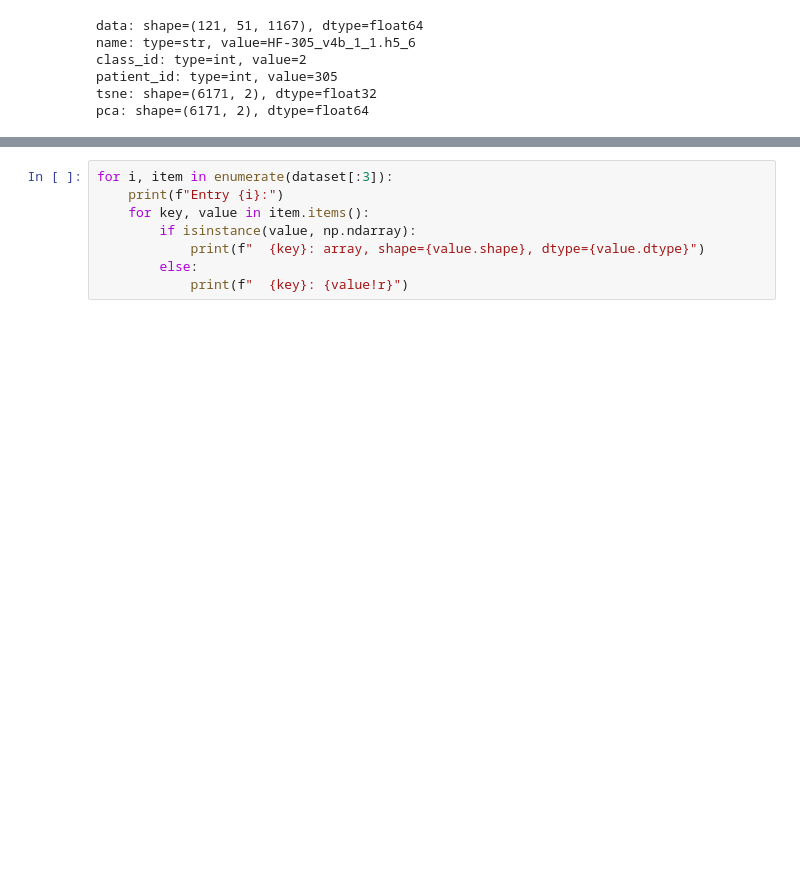
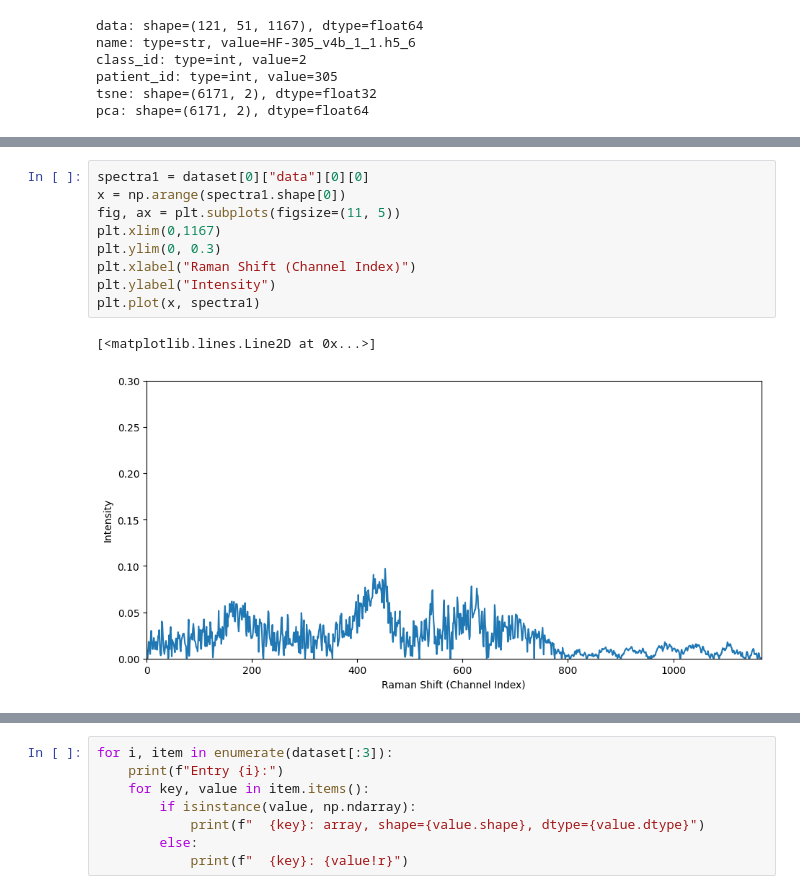
Before and after one commit to belindbl/glioma-raman-gp-classification, a Jupyter notebook: notebooks/00_environment_setup.ipynb, the cells around one changed output, grey strips where cells are left out. Saved outputs shown, nothing was run; the diff lists cells and outputs as text; blank space fills up the shorter version.

```diff
--- a/notebooks/00_environment_setup.ipynb
+++ b/notebooks/00_environment_setup.ipynb
@@ -48,3 +77,15 @@ pca: shape=(6171, 2), dtype=float64
+# %%
+spectra1 = dataset[0]["data"][0][0]
+x = np.arange(spectra1.shape[0])
+fig, ax = plt.subplots(figsize=(11, 5))
+plt.xlim(0,1167)
+plt.ylim(0, 0.3)
+plt.xlabel("Raman Shift (Channel Index)")
+plt.ylabel("Intensity")
+plt.plot(x, spectra1)
+# %% [output]
+[<matplotlib.lines.Line2D at 0x...>]
+[figure, added]
 # %%
 spectra = dataset[0]["data"][0]
 x = np.arange(spectra.shape[1])
```
Also changed, not shown: parts of 7 cells of this notebook.
